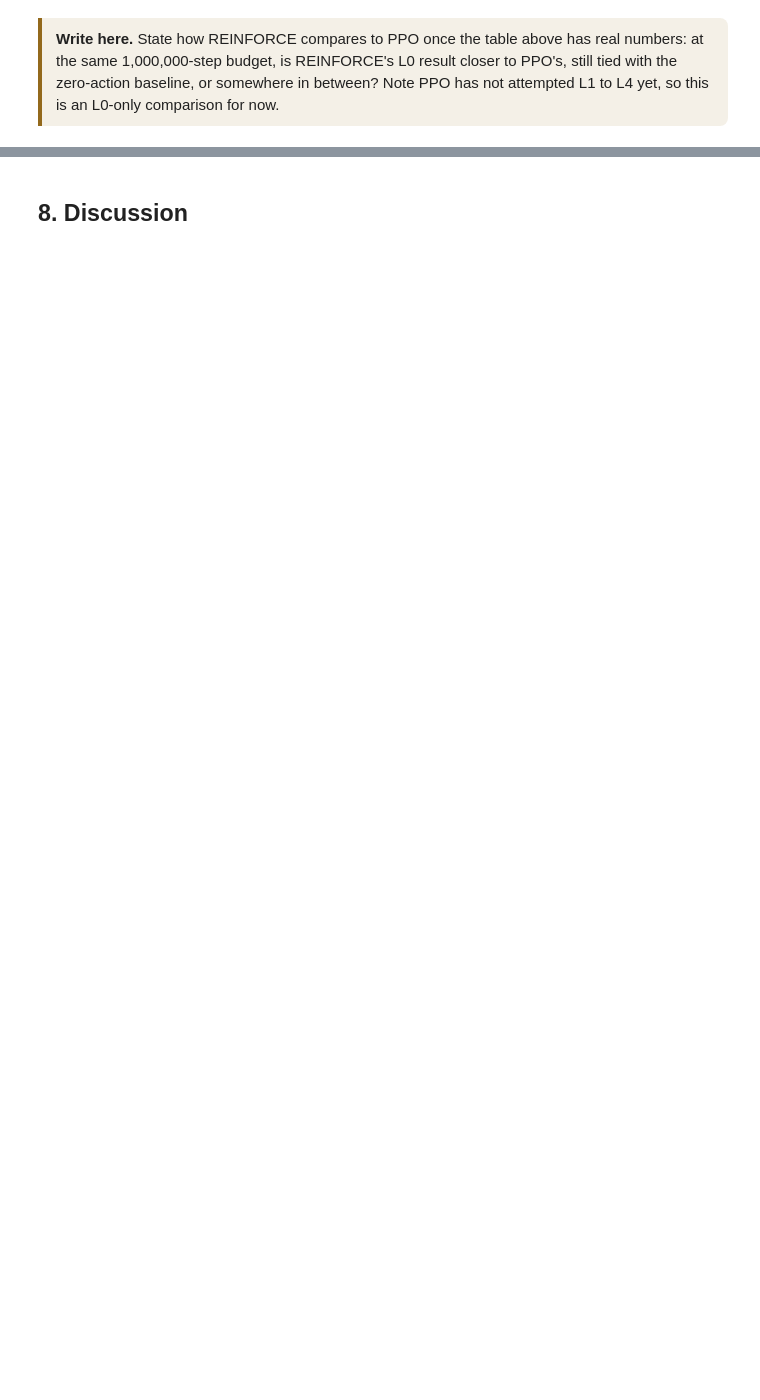
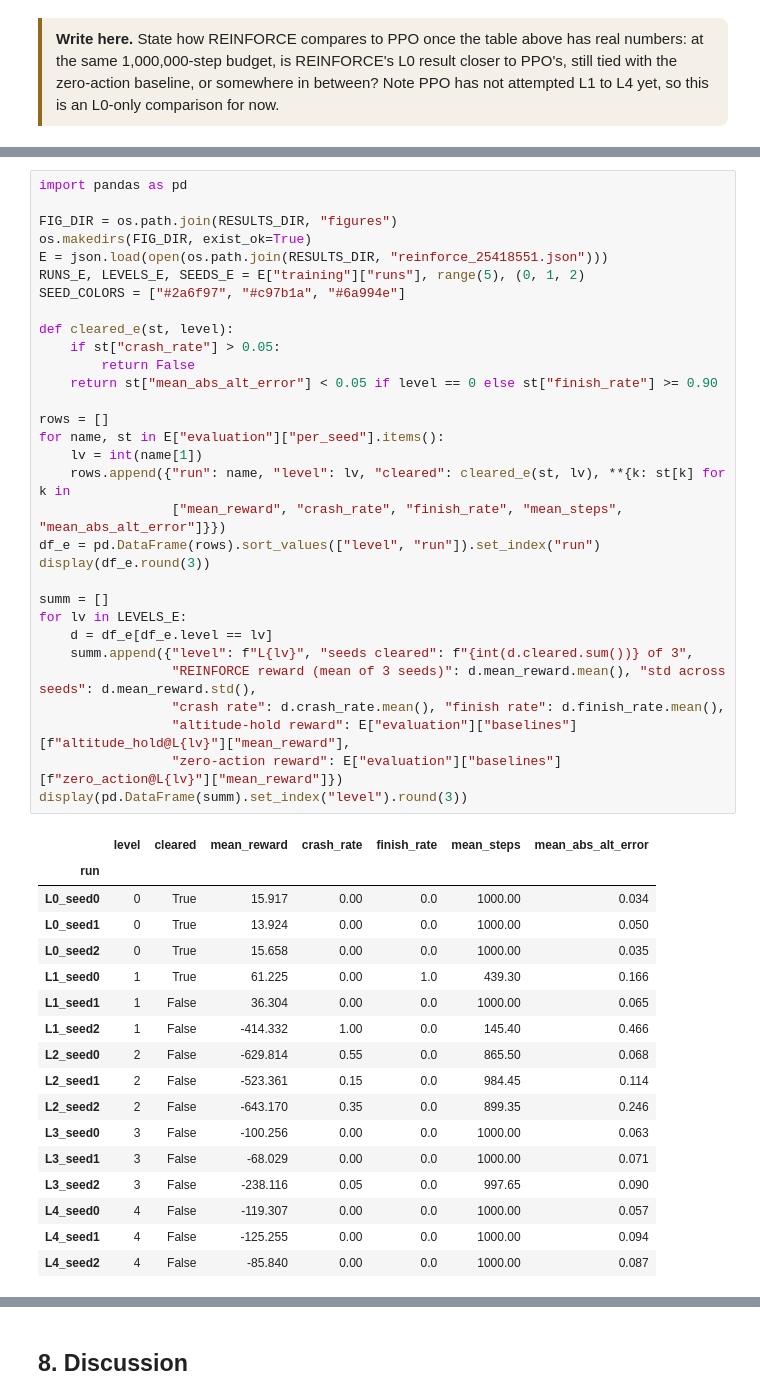
Before and after one commit to Nelkit/agroflight-rl, a Jupyter notebook: notebooks/reinforce_25418551.ipynb, the cells around one changed output, grey strips where cells are left out. Saved outputs shown, nothing was run; the diff lists cells and outputs as text; blank space fills up the shorter version.

```diff
--- a/notebooks/reinforce_25418551.ipynb
+++ b/notebooks/reinforce_25418551.ipynb
@@ -839,0 +896,49 @@ results saved to /Users/juandavid/Desktop/semester_4/reinforcement_learning/Proj
+# %%
+import pandas as pd
+
+FIG_DIR = os.path.join(RESULTS_DIR, "figures")
+os.makedirs(FIG_DIR, exist_ok=True)
+E = json.load(open(os.path.join(RESULTS_DIR, "reinforce_25418551.json")))
+RUNS_E, LEVELS_E, SEEDS_E = E["training"]["runs"], range(5), (0, 1, 2)
+SEED_COLORS = ["#2a6f97", "#c97b1a", "#6a994e"]
+
+def cleared_e(st, level):
+    if st["crash_rate"] > 0.05:
+        return False
+    return st["mean_abs_alt_error"] < 0.05 if level == 0 else st["finish_rate"] >= 0.90
+
+rows = []
+for name, st in E["evaluation"]["per_seed"].items():
+    lv = int(name[1])
+    rows.append({"run": name, "level": lv, "cleared": cleared_e(st, lv), **{k: st[k] for k in
+                 ["mean_reward", "crash_rate", "finish_rate", "mean_steps", "mean_abs_alt_error"]}})
+df_e = pd.DataFrame(rows).sort_values(["level", "run"]).set_index("run")
+display(df_e.round(3))
+
+summ = []
+for lv in LEVELS_E:
+    d = df_e[df_e.level == lv]
+    summ.append({"level": f"L{lv}", "seeds cleared": f"{int(d.cleared.sum())} of 3",
+                 "REINFORCE reward (mean of 3 seeds)": d.mean_reward.mean(), "std across seeds": d.mean_reward.std(),
+                 "crash rate": d.crash_rate.mean(), "finish rate": d.finish_rate.mean(),
+                 "altitude-hold reward": E["evaluation"]["baselines"][f"altitude_hold@L{lv}"]["mean_reward"],
+                 "zero-action reward": E["evaluation"]["baselines"][f"zero_action@L{lv}"]["mean_reward"]})
+display(pd.DataFrame(summ).set_index("level").round(3))
+# %% [output]
+|  | level | cleared | mean_reward | crash_rate | finish_rate | mean_steps | mean_abs_alt_error |
+| run |  |  |  |  |  |  |  |
+| L0_seed0 | 0 | True | 15.917 | 0.00 | 0.0 | 1000.00 | 0.034 |
+| L0_seed1 | 0 | True | 13.924 | 0.00 | 0.0 | 1000.00 | 0.050 |
+| L0_seed2 | 0 | True | 15.658 | 0.00 | 0.0 | 1000.00 | 0.035 |
+| L1_seed0 | 1 | True | 61.225 | 0.00 | 1.0 | 439.30 | 0.166 |
+| L1_seed1 | 1 | False | 36.304 | 0.00 | 0.0 | 1000.00 | 0.065 |
+| L1_seed2 | 1 | False | -414.332 | 1.00 | 0.0 | 145.40 | 0.466 |
+| L2_seed0 | 2 | False | -629.814 | 0.55 | 0.0 | 865.50 | 0.068 |
+| L2_seed1 | 2 | False | -523.361 | 0.15 | 0.0 | 984.45 | 0.114 |
+| L2_seed2 | 2 | False | -643.170 | 0.35 | 0.0 | 899.35 | 0.246 |
+| L3_seed0 | 3 | False | -100.256 | 0.00 | 0.0 | 1000.00 | 0.063 |
+| L3_seed1 | 3 | False | -68.029 | 0.00 | 0.0 | 1000.00 | 0.071 |
+| L3_seed2 | 3 | False | -238.116 | 0.05 | 0.0 | 997.65 | 0.090 |
+| L4_seed0 | 4 | False | -119.307 | 0.00 | 0.0 | 1000.00 | 0.057 |
+| L4_seed1 | 4 | False | -125.255 | 0.00 | 0.0 | 1000.00 | 0.094 |
+| L4_seed2 | 4 | False | -85.840 | 0.00 | 0.0 | 1000.00 | 0.087 |
```
Also changed, not shown: parts of 30 cells of this notebook, 29 other files.
